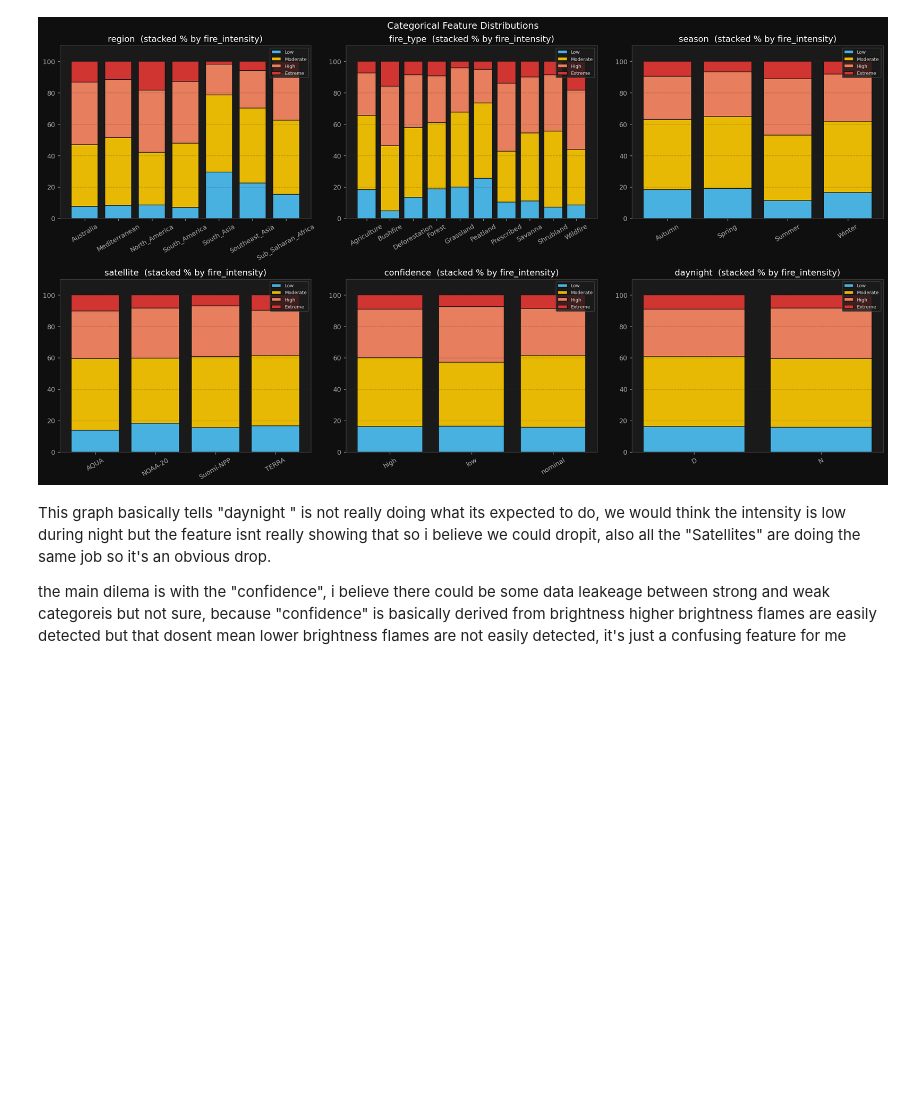
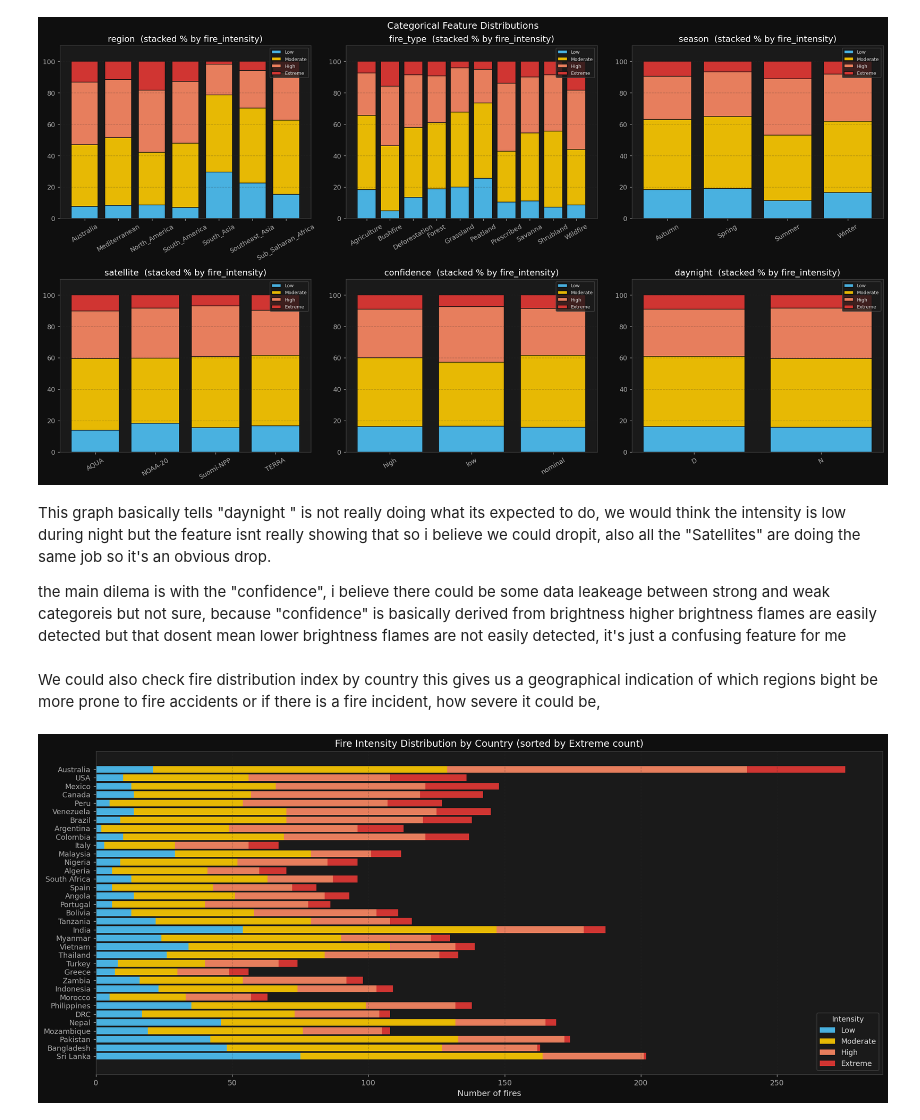
Before and after one commit to Anirudh-red11/Assignment-2-ComML, a Jupyter notebook: dataprep.ipynb, the cells around one changed output. Cells and saved outputs as stored; diff of their text form; code cells hidden in the pictures; blank space fills up the shorter version.

```diff
--- a/dataprep.ipynb
+++ b/dataprep.ipynb
@@ -442,3 +442,25 @@ plt.show()
 This graph basically tells "daynight " is not really doing what its expected to do, we would think the intensity is low during night but the feature isnt really showing that so i believe we could dropit, also all the "Satellites" are doing the same job so it's an obvious drop.
 
 the main dilema is with the "confidence", i believe there could be some data leakeage between strong and weak categoreis but not sure, because "confidence" is basically derived from brightness higher brightness flames are easily detected but that dosent mean lower brightness flames are not easily detected, it's just a confusing feature for me
+# %% [markdown]
+We could also check fire distribution index by country this gives us a geographical indication of which regions bight be more prone to fire accidents or if there is a fire incident, how severe it could be,
+# %%
+fig, ax = plt.subplots(figsize=(16, 7))
+ct = df.groupby(['country', 'fire_intensity']).size().unstack(fill_value=0)
+ct = ct.reindex(columns=TARGET_ORDER, fill_value=0)
+
+# Sort by Extreme fire count
+ct = ct.sort_values('Extreme', ascending=True)
+bottom = np.zeros(len(ct))
+for cls in TARGET_ORDER:
+    ax.barh(ct.index, ct[cls], left=bottom, color=FIRE_COLORS[cls], label=cls, alpha=0.9)
+    bottom += ct[cls].values
+
+ax.set_title('Fire Intensity Distribution by Country (sorted by Extreme count)', fontsize=13)
+ax.set_xlabel('Number of fires')
+ax.legend(title='Intensity')
+ax.grid(axis='x', alpha=0.3)
+plt.tight_layout()
+plt.show()
+# %% [output]
+[figure, added]
```
Also changed, not shown: parts of 14 cells of this notebook, 1 other file.
